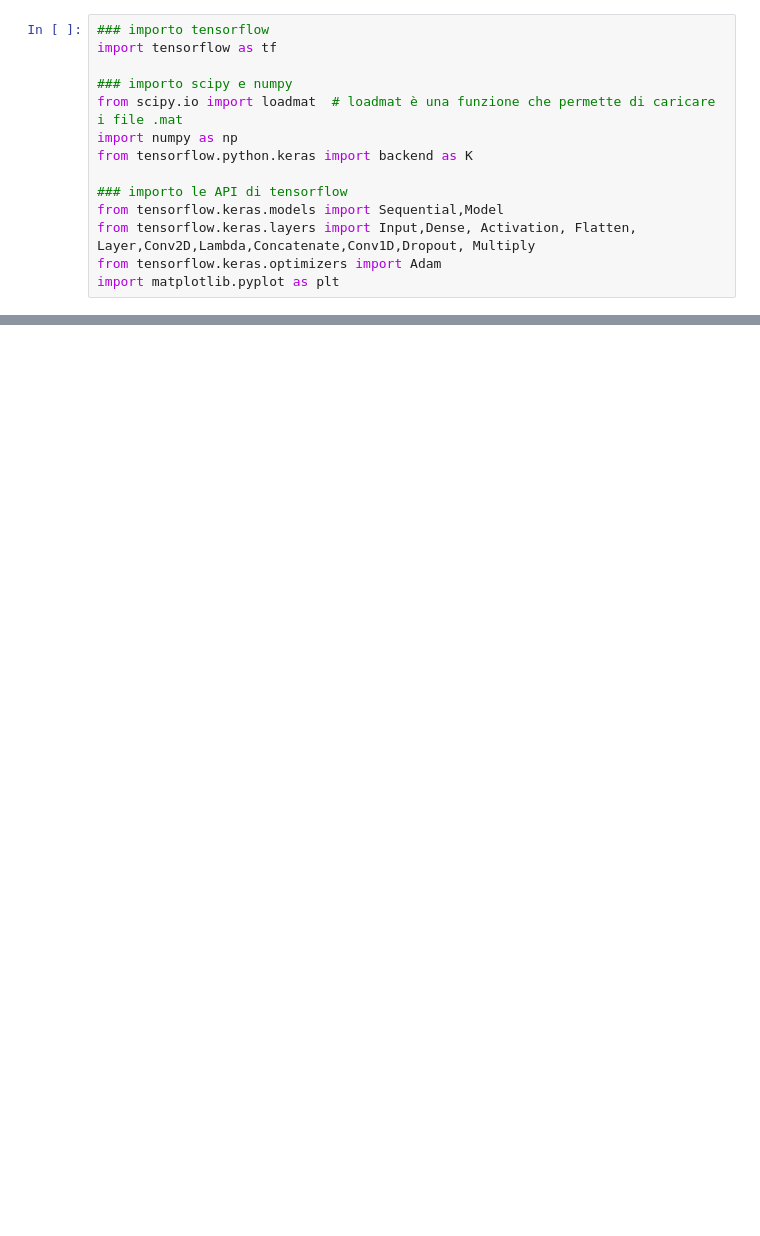
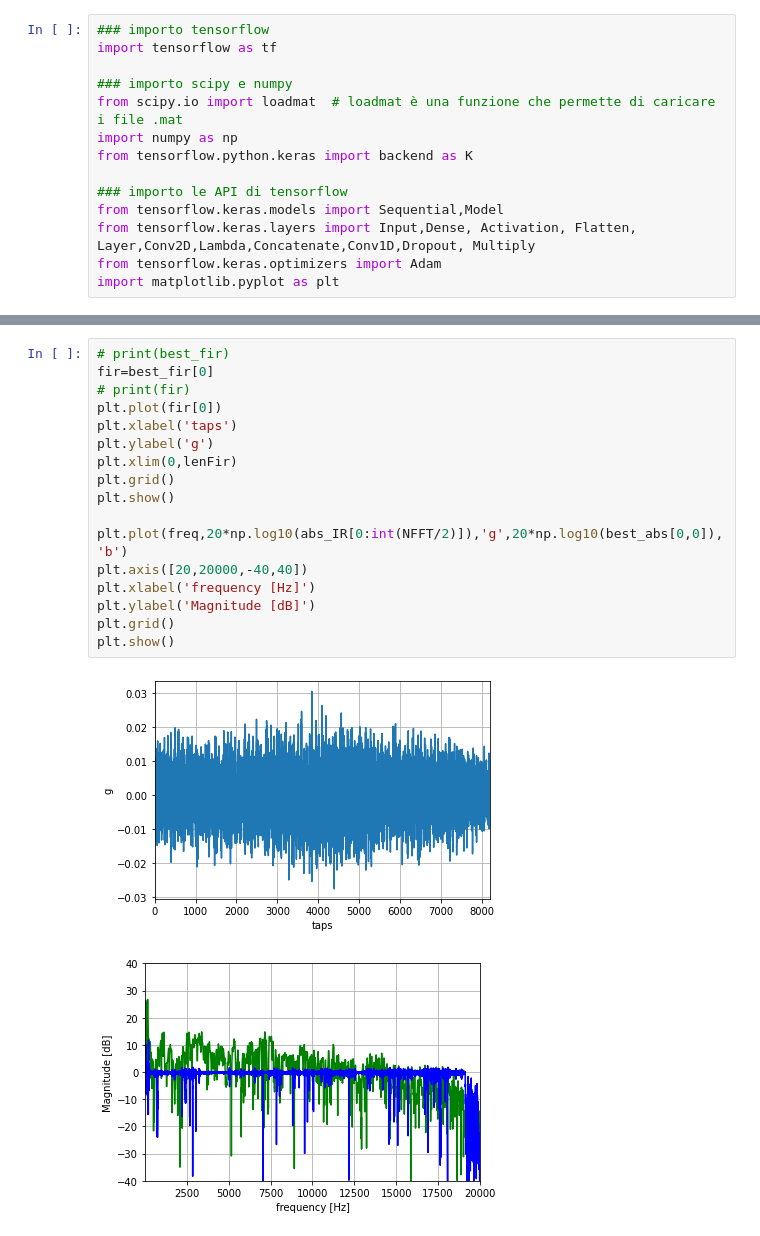
Before and after one commit to A3Lab-UNIVPM/DL4SP_notebooks, a Jupyter notebook: audio_equalization.ipynb, the cells around one changed output, grey strips where cells are left out. Cells and saved outputs as stored; diff of their text form; blank space fills up the shorter version.

```diff
--- a/audio_equalization.ipynb
+++ b/audio_equalization.ipynb
@@ -213,0 +208,20 @@ It is possible that this is intended behavior, but it is more likely
+# %%
+# print(best_fir)
+fir=best_fir[0]
+# print(fir)
+plt.plot(fir[0])
+plt.xlabel('taps')
+plt.ylabel('g')
+plt.xlim(0,lenFir)
+plt.grid()
+plt.show()
+
+plt.plot(freq,20*np.log10(abs_IR[0:int(NFFT/2)]),'g',20*np.log10(best_abs[0,0]),'b')
+plt.axis([20,20000,-40,40])
+plt.xlabel('frequency [Hz]')
+plt.ylabel('Magnitude [dB]')
+plt.grid()
+plt.show()
+# %% [output]
+[figure, added]
+[figure, added]
```
Also changed, not shown: parts of 5 cells of this notebook.
